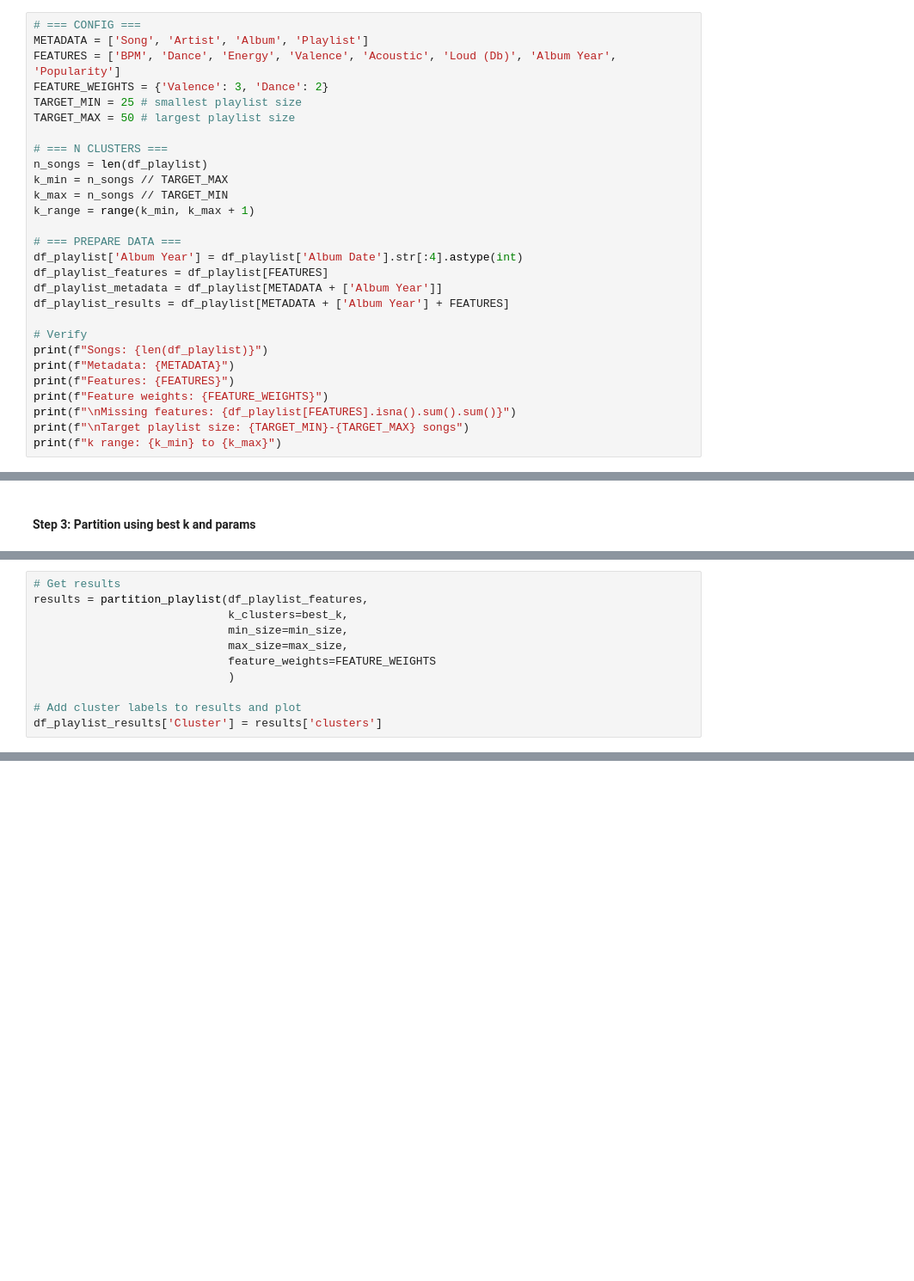
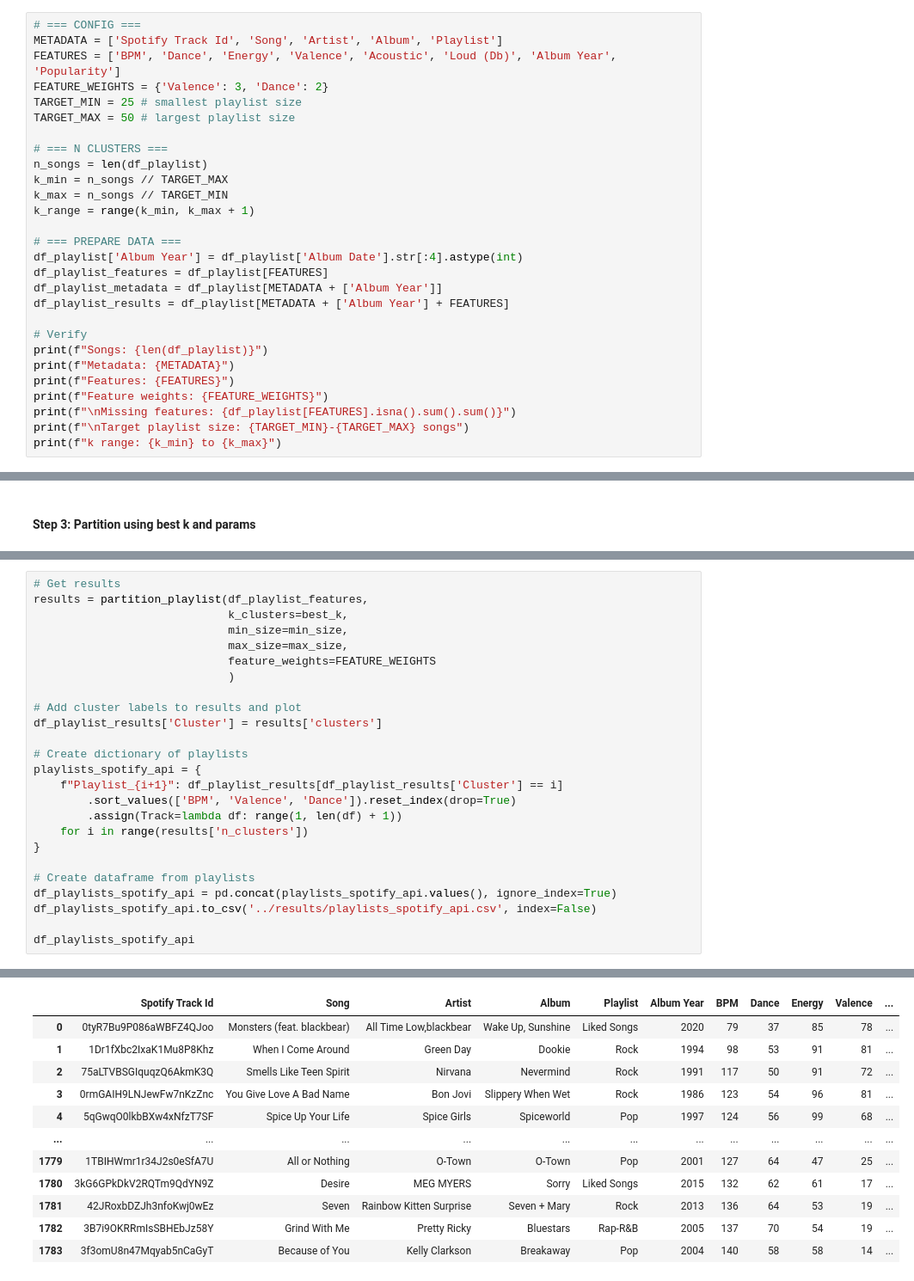
Before and after one commit to kaseymallette/music-taste-profile, a Jupyter notebook: exploration/notebooks/03_partition_generator.ipynb, the cells around one changed output, grey strips where cells are left out. Shown at 86% size. Cells and saved outputs as stored; diff of their text form; blank space fills up the shorter version.

```diff
--- a/notebooks/03_partition_generator.ipynb
+++ b/exploration/notebooks/03_partition_generator.ipynb
@@ -44,7 +45,7 @@ df_playlist
 ## Environment Variables
 # %%
 # === CONFIG ===
-METADATA = ['Song', 'Artist', 'Album', 'Playlist']
+METADATA = ['Spotify Track Id', 'Song', 'Artist', 'Album', 'Playlist']
 FEATURES = ['BPM', 'Dance', 'Energy', 'Valence', 'Acoustic', 'Loud (Db)', 'Album Year', 'Popularity']
 FEATURE_WEIGHTS = {'Valence': 3, 'Dance': 2}
 TARGET_MIN = 25 # smallest playlist size
@@ -289,29 +290,55 @@ def _balance_clusters(clusters, distances, min_size, max_size, max_iterations=50
 # %%
 # Get results
 results = partition_playlist(df_playlist_features,
                              k_clusters=best_k,
                              min_size=min_size,
                              max_size=max_size,
                              feature_weights=FEATURE_WEIGHTS
                              )
 
 # Add cluster labels to results and plot
 df_playlist_results['Cluster'] = results['clusters']
+
+# Create dictionary of playlists
+playlists_spotify_api = {
+    f"Playlist_{i+1}": df_playlist_results[df_playlist_results['Cluster'] == i]
+        .sort_values(['BPM', 'Valence', 'Dance']).reset_index(drop=True)
+        .assign(Track=lambda df: range(1, len(df) + 1))
+    for i in range(results['n_clusters'])
+}
+
+# Create dataframe from playlists
+df_playlists_spotify_api = pd.concat(playlists_spotify_api.values(), ignore_index=True)
+df_playlists_spotify_api.to_csv('../results/playlists_spotify_api.csv', index=False)
+
+df_playlists_spotify_api
 # %% [output]
 Balanced in 230 iterations
 
 CLUSTER SIZES
 ==================================================
 Min: 36, Max: 55, Mean: 45.7
 
 All clusters in [36, 55]: True
 
 0     38
 1     54
 2     36
 3     44
 ... (31 lines left out)
 35    43
 36    36
 37    39
 38    50
+|  | Spotify Track Id | Song | Artist | Album | Playlist | Album Year | BPM | Dance | Energy | Valence | ... |
+| 0 | 0tyR7Bu9P086aWBFZ4QJoo | Monsters (feat. blackbear) | All Time Low,blackbear | Wake Up, Sunshine | Liked Songs | 2020 | 79 | 37 | 85 | 78 | ... |
+| 1 | 1Dr1fXbc2IxaK1Mu8P8Khz | When I Come Around | Green Day | Dookie | Rock | 1994 | 98 | 53 | 91 | 81 | ... |
+| 2 | 75aLTVBSGIquqzQ6AkmK3Q | Smells Like Teen Spirit | Nirvana | Nevermind | Rock | 1991 | 117 | 50 | 91 | 72 | ... |
+| 3 | 0rmGAIH9LNJewFw7nKzZnc | You Give Love A Bad Name | Bon Jovi | Slippery When Wet | Rock | 1986 | 123 | 54 | 96 | 81 | ... |
+| 4 | 5qGwqO0lkbBXw4xNfzT7SF | Spice Up Your Life | Spice Girls | Spiceworld | Pop | 1997 | 124 | 56 | 99 | 68 | ... |
+| ... | ... | ... | ... | ... | ... | ... | ... | ... | ... | ... | ... |
+| 1779 | 1TBIHWmr1r34J2s0eSfA7U | All or Nothing | O-Town | O-Town | Pop | 2001 | 127 | 64 | 47 | 25 | ... |
+| 1780 | 3kG6GPkDkV2RQTm9QdYN9Z | Desire | MEG MYERS | Sorry | Liked Songs | 2015 | 132 | 62 | 61 | 17 | ... |
+| 1781 | 42JRoxbDZJh3nfoKwj0wEz | Seven | Rainbow Kitten Surprise | Seven + Mary | Rock | 2013 | 136 | 64 | 53 | 19 | ... |
+| 1782 | 3B7i9OKRRmIsSBHEbJz58Y | Grind With Me | Pretty Ricky | Bluestars | Rap-R&B | 2005 | 137 | 70 | 54 | 19 | ... |
+| 1783 | 3f3omU8n47Mqyab5nCaGyT | Because of You | Kelly Clarkson | Breakaway | Pop | 2004 | 140 | 58 | 58 | 14 | ... |
```
Also changed, not shown: parts of 6 cells of this notebook, 24 other files.
